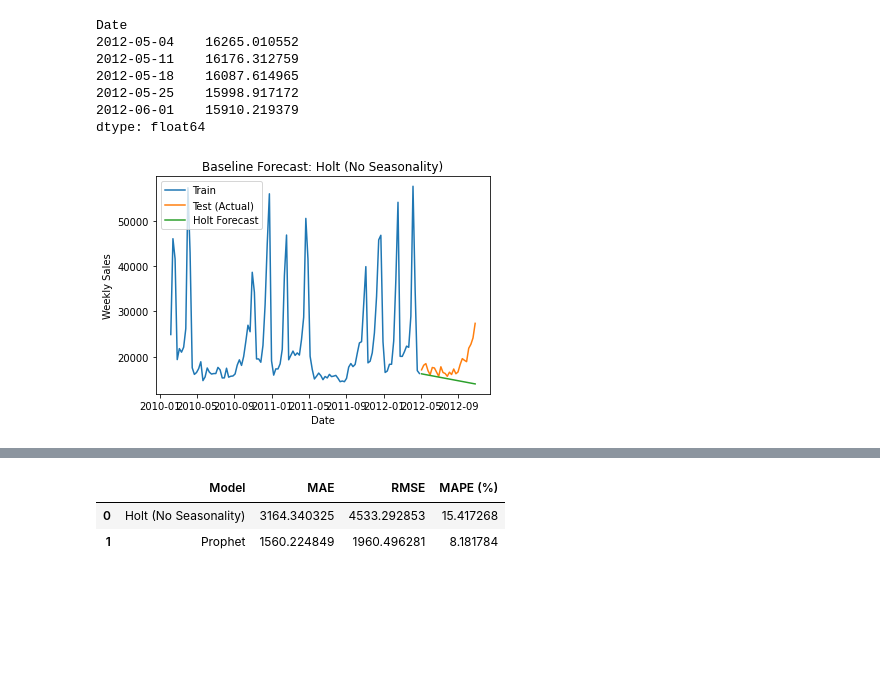
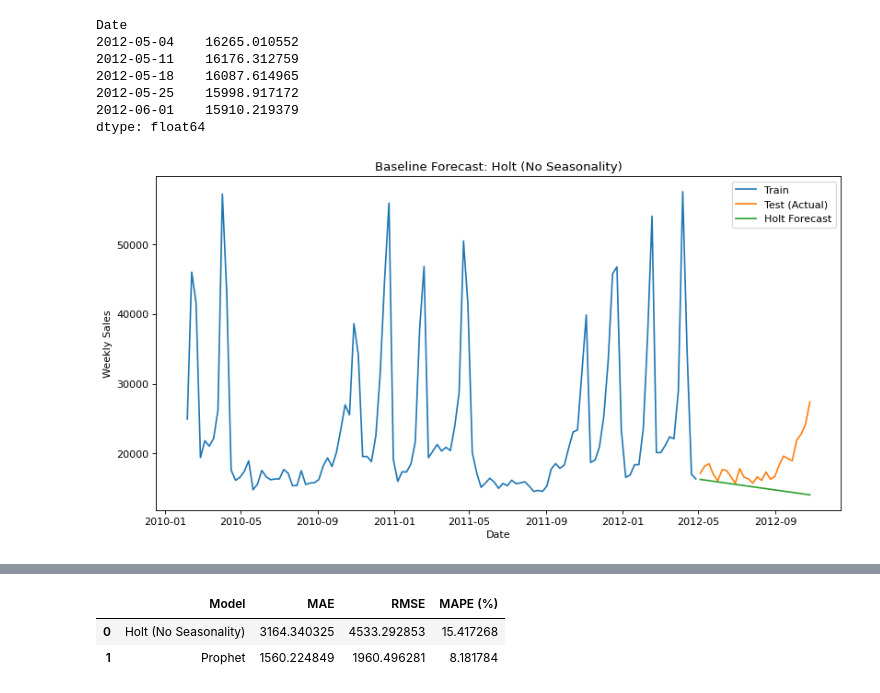
Before and after one commit to amriteshamr/Walmart-Sales-TS-Analysis, a Jupyter notebook: notebook.ipynb, the cells around one changed output, grey strips where cells are left out. Drawn from its saved outputs; the diff is of its cells as text; code cells hidden in the pictures; blank space fills up the shorter version.

```diff
--- a/notebook.ipynb
+++ b/notebook.ipynb
@@ -294,16 +294,16 @@ dtype: float64
 # %%
 import matplotlib.pyplot as plt
 
-plt.figure()
+plt.figure(figsize=(12, 6), dpi=80)
 plt.plot(y_train.index, y_train, label="Train")
 plt.plot(y_test.index, y_test, label="Test (Actual)")
 plt.plot(holt_forecast.index, holt_forecast, label="Holt Forecast")
 plt.title("Baseline Forecast: Holt (No Seasonality)")
 plt.xlabel("Date"); plt.ylabel("Weekly Sales")
 plt.legend()
 plt.show()
 # %% [output]
-[figure, old version]
+[figure, new version]
 # %%
 from prophet import Prophet
 
```
Also changed, not shown: parts of 3 cells of this notebook.
